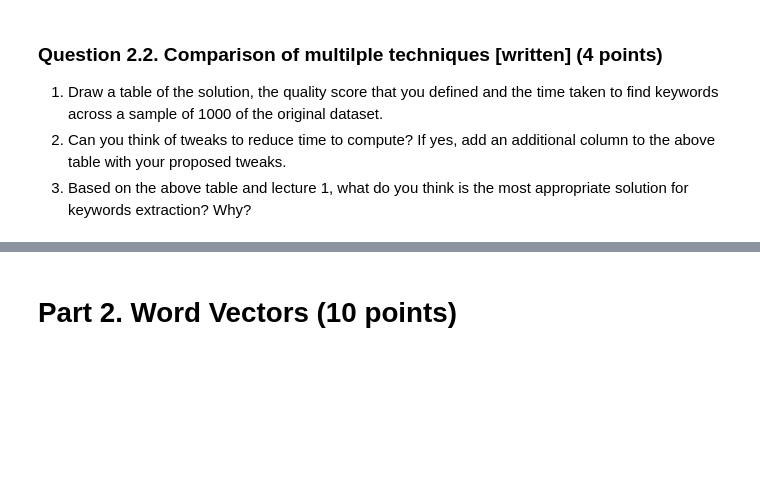
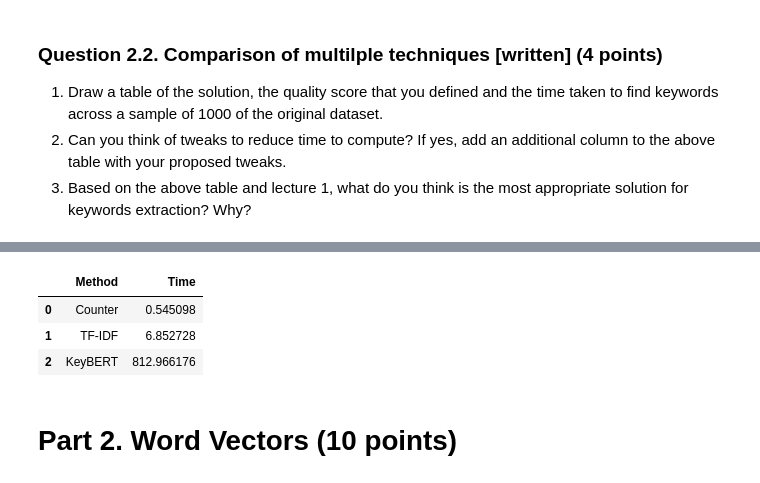
Before and after one commit to Miolith/nlp3-labs, a Jupyter notebook: Lab1_EPITA.ipynb, the cells around one changed output, grey strips where cells are left out. Saved outputs shown, nothing was run; the diff lists cells and outputs as text; code cells hidden in the pictures; blank space fills up the shorter version.

```diff
--- a/Lab1_EPITA.ipynb
+++ b/Lab1_EPITA.ipynb
@@ -418,3 +482,13 @@ display("Top N KeyBERT: ", df_.loc[idx_focus, "Top_N_KeyBERT"])
+# %%
+df_results = pd.DataFrame({"Method": ["Counter", "TF-IDF", "KeyBERT"],
+                            "Time": [time_counter, time_tfidf, time_keybert]})
+
+df_results
+# %% [output]
+|  | Method | Time |
+| 0 | Counter | 0.545098 |
+| 1 | TF-IDF | 6.852728 |
+| 2 | KeyBERT | 812.966176 |
 # %% [markdown]
 # Part 2. Word Vectors (10 points)
 # %%
```
Also changed, not shown: parts of 18 cells of this notebook.
